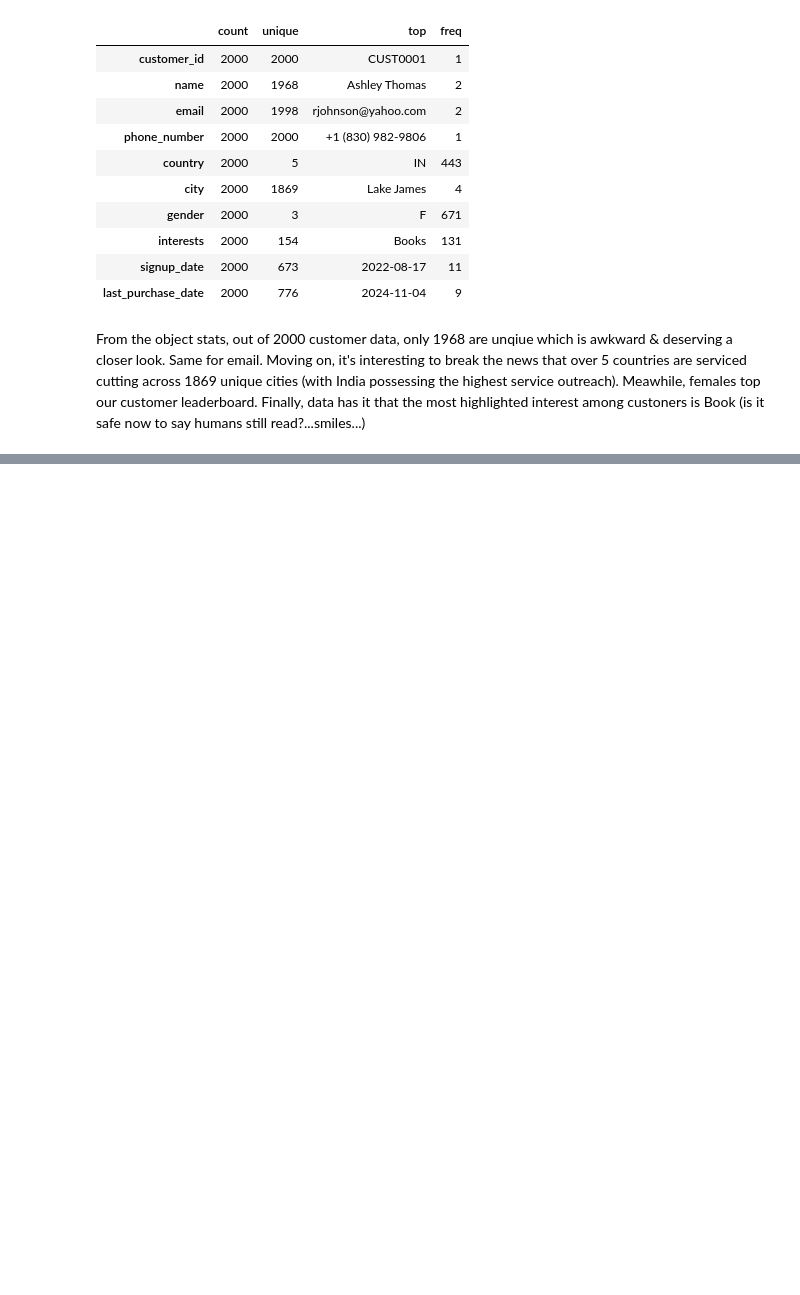
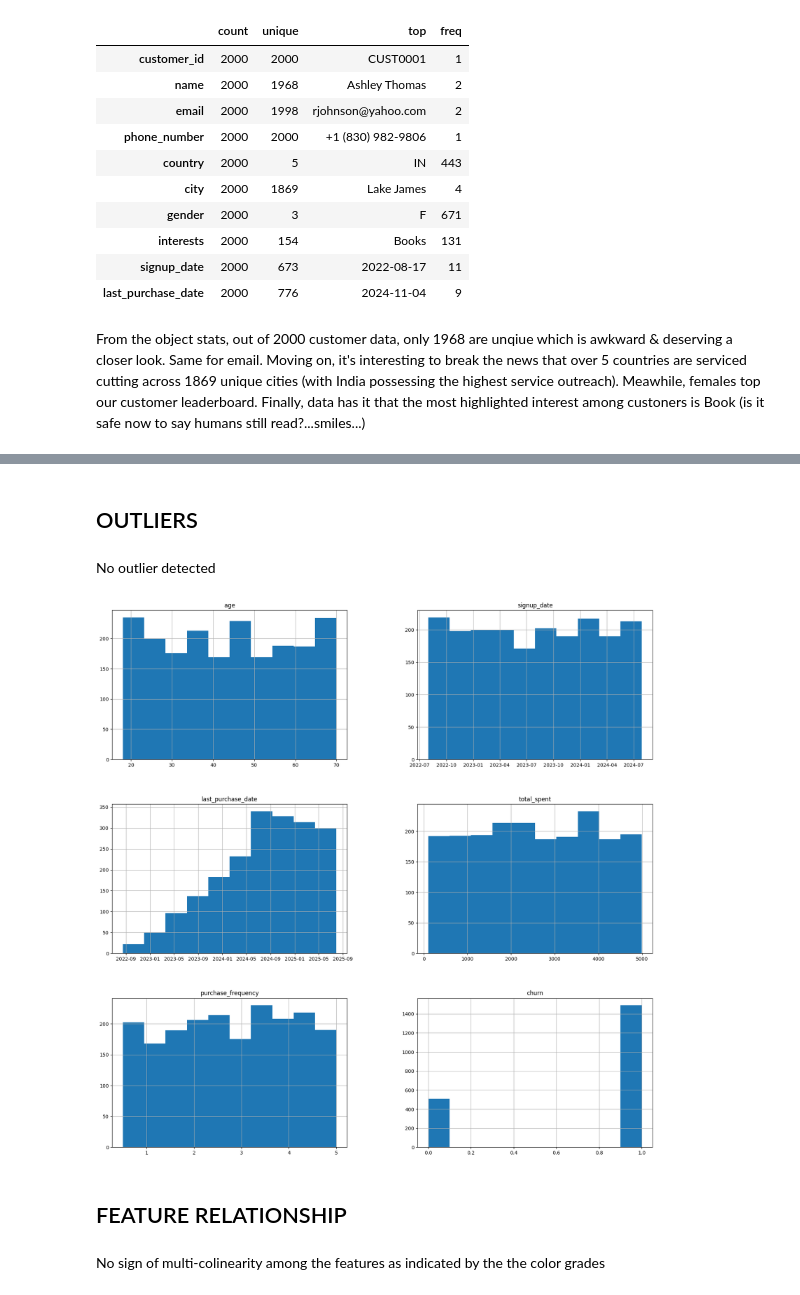
Before and after one commit to Paulerpro/Marketing-Agentic-AI, a Jupyter notebook: notebooks/data_exploration.ipynb, the cells around one changed output, grey strips where cells are left out. Drawn from its saved outputs; the diff is of its cells as text; code cells hidden in the pictures; blank space fills up the shorter version.

```diff
--- a/notebooks/data_exploration.ipynb
+++ b/notebooks/data_exploration.ipynb
@@ -109,0 +112,7 @@ for n in customer.columns:
+# %%
+# Convertng date columns to date time format
+
+for col in ["last_purchase_date", "signup_date"]:
+    customer[col] = pd.to_datetime(customer[col])
+
+customer.dtypes
@@ -109,0 +266,2 @@ for n in customer.columns:
+# %% [markdown]
+## OUTLIERS
@@ -109,0 +271,7 @@ for n in customer.columns:
+# %% [markdown]
+No outlier detected
+# %%
+customer.hist(figsize=(20, 20), bins=10)
+plt.show()
+# %% [output]
+[figure, added]
@@ -109,0 +282,2 @@ for n in customer.columns:
+# %% [markdown]
+## FEATURE RELATIONSHIP
@@ -109,0 +287,2 @@ for n in customer.columns:
+# %% [markdown]
+No sign of multi-colinearity among the features as indicated by the the color grades
```
Also changed, not shown: parts of 26 cells of this notebook, 40 other files.
